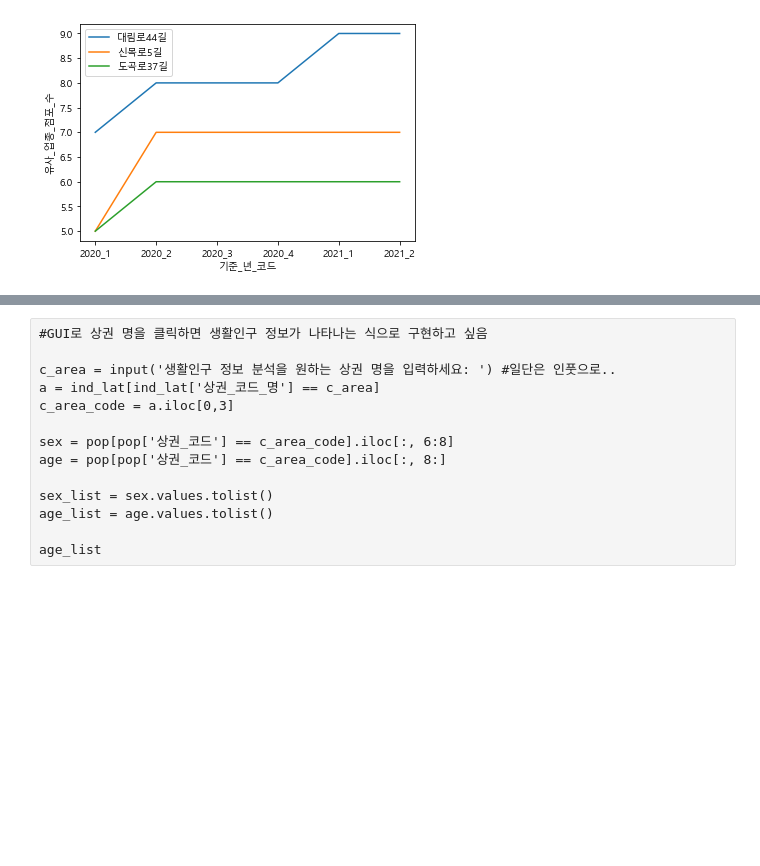
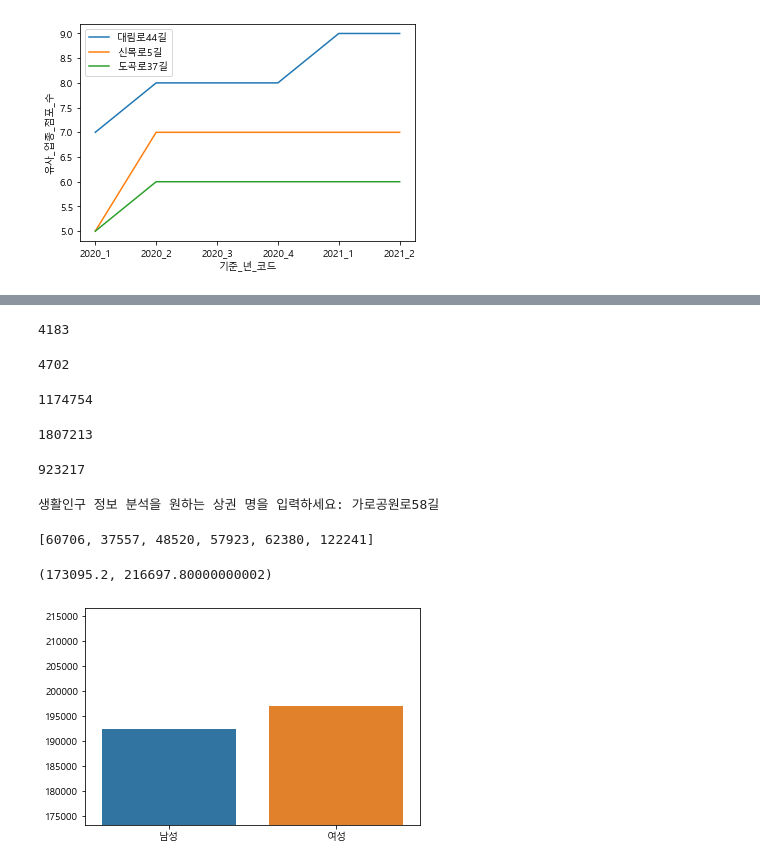
Before and after one commit to mminiiii/MarketAreaAnalysisService, a Jupyter notebook: industry_type 2.ipynb, the cells around one changed output, grey strips where cells are left out. Cells and saved outputs as stored; diff of their text form; code cells hidden in the pictures; blank space fills up the shorter version.

```diff
--- a/industry_type 2.ipynb
+++ b/industry_type 2.ipynb
@@ -160,19 +174,47 @@ pop
-# %% [raw]
-#GUI로 상권 명을 클릭하면 생활인구 정보가 나타나는 식으로 구현하고 싶음
-
-c_area = input('생활인구 정보 분석을 원하는 상권 명을 입력하세요: ') #일단은 인풋으로..
-a = ind_lat[ind_lat['상권_코드_명'] == c_area]
-c_area_code = a.iloc[0,3]
-
-sex = pop[pop['상권_코드'] == c_area_code].iloc[:, 6:8]
-age = pop[pop['상권_코드'] == c_area_code].iloc[:, 8:]
-
-sex_list = sex.values.tolist()
-age_list = age.values.tolist()
-
-age_list
+# %%
+pop['남성'].min()
+# %% [output]
+4183
+# %%
+pop['여성'].min()
+# %% [output]
+4702
+# %%
+pop['40대'].max()
+# %% [output]
+1174754
+# %%
+pop['20대'].max()
+# %% [output]
+1807213
+# %%
+pop['60대_이상'].max()
+# %% [output]
+923217
+# %%
+#GUI로 상권 명을 클릭하면 생활인구 정보가 나타나는 식으로 구현하고 싶음
+
+c_area = input('생활인구 정보 분석을 원하는 상권 명을 입력하세요: ') #일단은 인풋으로..
+a = latest_df[latest_df['상권_코드_명'] == c_area]
+c_area_code = a.iloc[0,3]
+
+sex = pop[pop['상권_코드'] == c_area_code].iloc[:, 6:8]
+age = pop[pop['상권_코드'] == c_area_code].iloc[:, 8:]
+
+sex_list = sex.values.tolist()
+sex_list = sum(sex_list, [])
+age_list = age.values.tolist()
+age_list = sum(age_list, [])
+
+age_list
+# %% [output]
+생활인구 정보 분석을 원하는 상권 명을 입력하세요: 가로공원로58길
+[60706, 37557, 48520, 57923, 62380, 122241]
 # %%
 sexcol = ['남성', '여성']
-agecol = ['10대', '20대', '30대', '40대', '50대', '60대 이상']
 
 sns.barplot(x=sexcol, y=sex_list)
+plt.ylim(min(sex_list)*0.9, max(sex_list)*1.1)
+# %% [output]
+(173095.2, 216697.80000000002)
+[figure, added]
```
Also changed, not shown: parts of 7 cells of this notebook.
